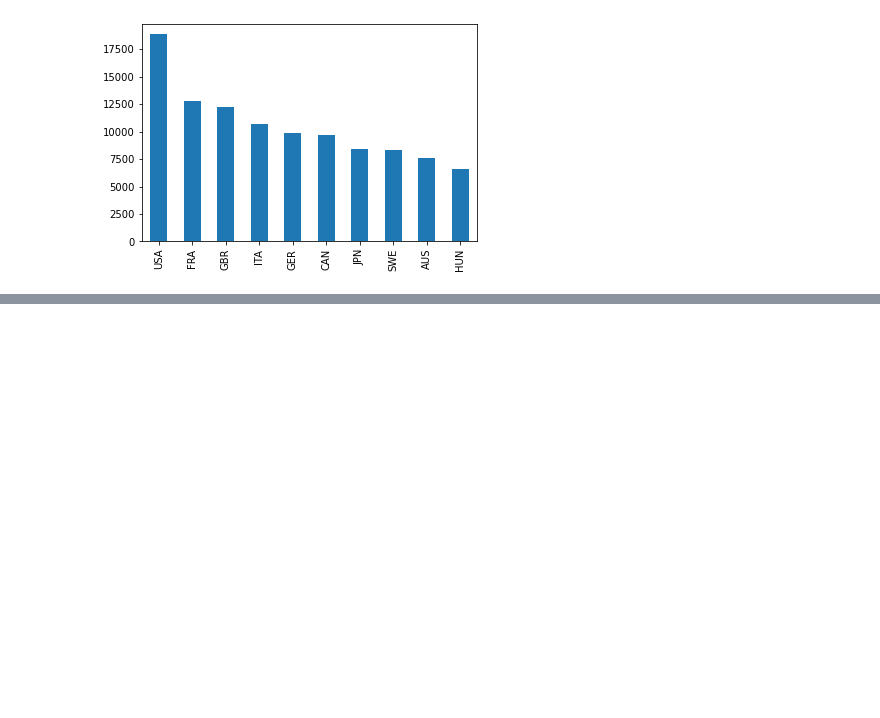
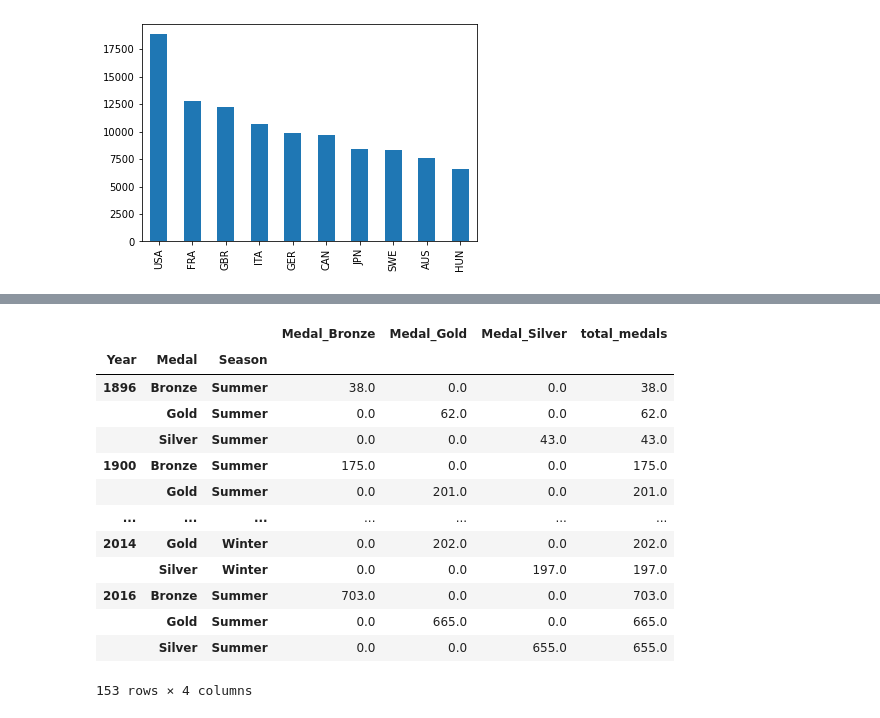
Before and after one commit to raviel21/python_fundamentals, a Jupyter notebook: paises_medallas.ipynb, the cells around one changed output, grey strips where cells are left out. Saved outputs shown, nothing was run; the diff lists cells and outputs as text; code cells hidden in the pictures; blank space fills up the shorter version.

```diff
--- a/paises_medallas.ipynb
+++ b/paises_medallas.ipynb
@@ -47,0 +123,17 @@ paises_x_medallas["NOC"].value_counts().head(10).plot(kind="bar")
+# %%
+tiempo_2
+# %% [output]
+|  |  |  | Medal_Bronze | Medal_Gold | Medal_Silver | total_medals |
+| Year | Medal | Season |  |  |  |  |
+| 1896 | Bronze | Summer | 38.0 | 0.0 | 0.0 | 38.0 |
+|  | Gold | Summer | 0.0 | 62.0 | 0.0 | 62.0 |
+|  | Silver | Summer | 0.0 | 0.0 | 43.0 | 43.0 |
+| 1900 | Bronze | Summer | 175.0 | 0.0 | 0.0 | 175.0 |
+|  | Gold | Summer | 0.0 | 201.0 | 0.0 | 201.0 |
+| ... | ... | ... | ... | ... | ... | ... |
+| 2014 | Gold | Winter | 0.0 | 202.0 | 0.0 | 202.0 |
+|  | Silver | Winter | 0.0 | 0.0 | 197.0 | 197.0 |
+| 2016 | Bronze | Summer | 703.0 | 0.0 | 0.0 | 703.0 |
+|  | Gold | Summer | 0.0 | 665.0 | 0.0 | 665.0 |
+|  | Silver | Summer | 0.0 | 0.0 | 655.0 | 655.0 |
+153 rows × 4 columns
```
Also changed, not shown: parts of 15 cells of this notebook.
